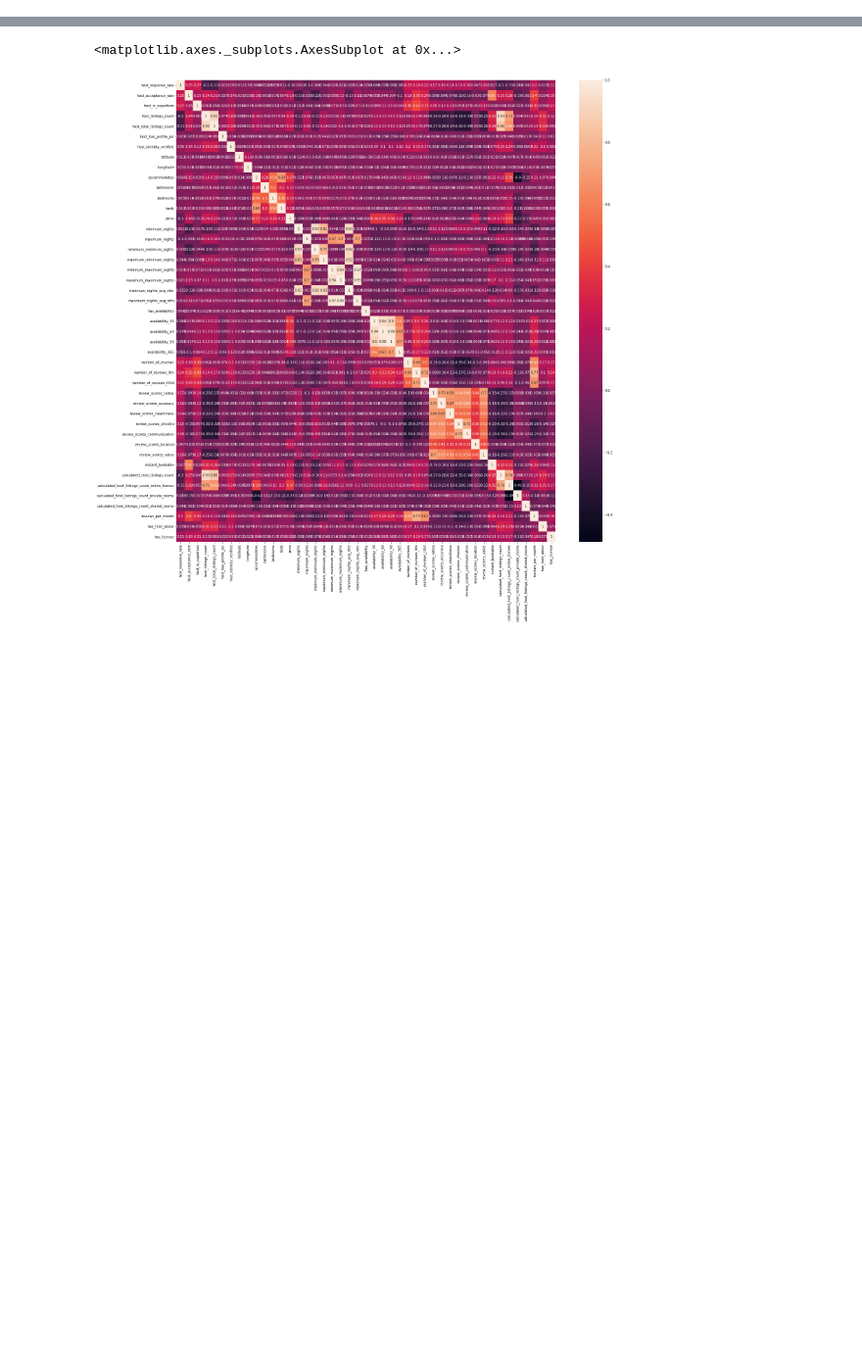
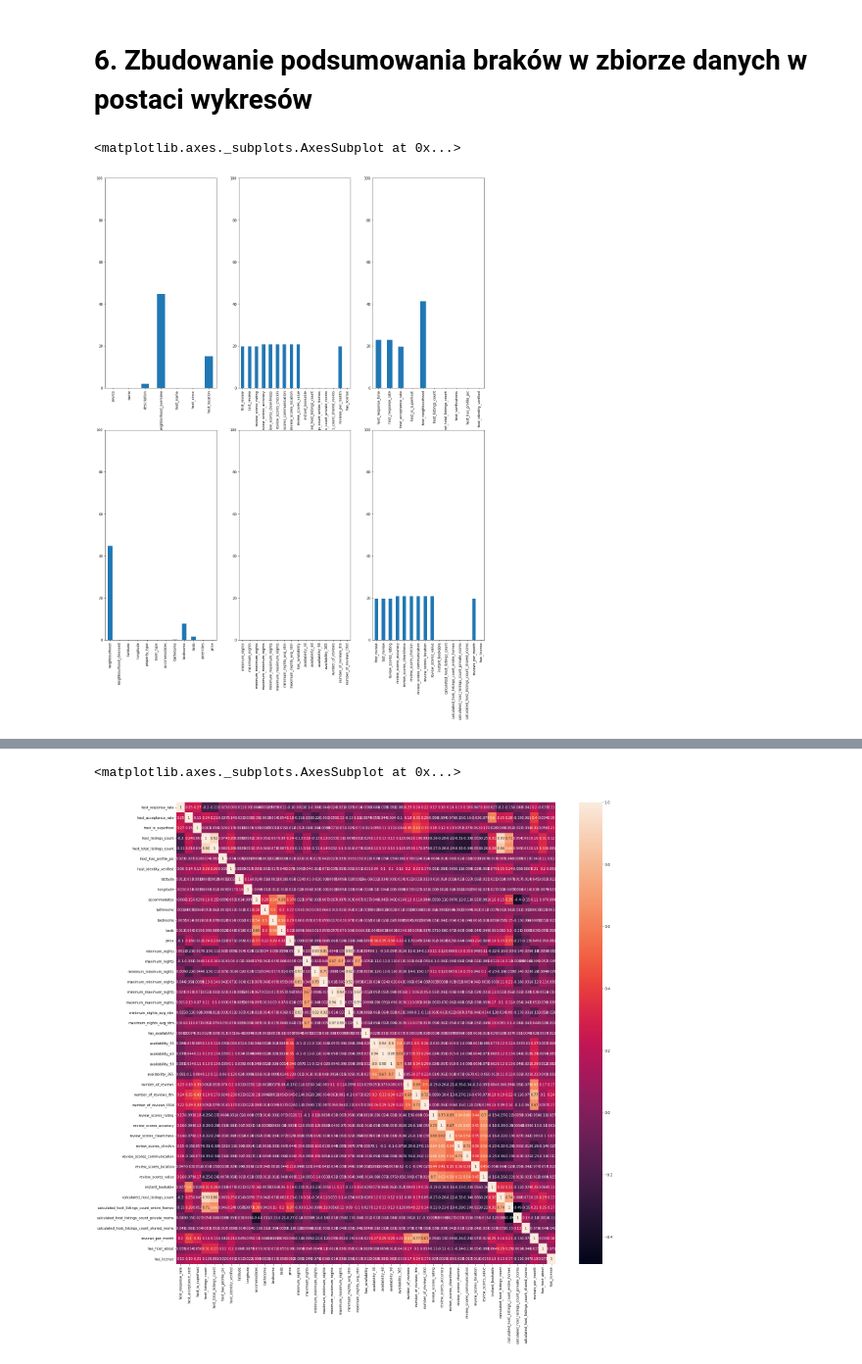
Before and after one commit to mjakubowski99/airbnb_dataset, a Jupyter notebook: AirBnB_Project.ipynb, the cells around one changed output, grey strips where cells are left out. Shown at 98% size. Drawn from its saved outputs; the diff is of its cells as text; code cells hidden in the pictures; blank space fills up the shorter version.

```diff
--- a/AirBnB_Project.ipynb
+++ b/AirBnB_Project.ipynb
@@ -1122,0 +119,8 @@ Analiza powiązań pokazuje, że najbardziej powiązane są kolumny z podobnymi
+# %%
+df = df.drop(columns=[
+    'id', 'calendar_updated', 'listing_url', 'scrape_id',
+    'last_scraped', 'picture_url', 'host_id', 'host_url',
+    'host_thumbnail_url', 'host_picture_url', 'calendar_last_scraped',
+    'license', 'host_about', 'neighbourhood_group_cleansed',
+    'bathrooms_text'
+])
@@ -1122,0 +178,17 @@ Analiza powiązań pokazuje, że najbardziej powiązane są kolumny z podobnymi
+# %% [markdown]
+# 6. Zbudowanie podsumowania braków w zbiorze danych w postaci wykresów
+# %%
+import matplotlib.pyplot as plt
+
+fig, axes = plt.subplots(nrows=2, ncols=3, figsize=(20,25))
+percent_missing = df.isnull().sum() * 100 / len(df)
+
+percent_missing['source':'host_location'].plot(kind='bar',ylim=(0,100), ax=axes[0,0])
+percent_missing['host_response_time':'host_identity_verified'].plot(kind='bar',ylim=(0,100), ax=axes[0,2])
+percent_missing['neighbourhood':'price'].plot(kind='bar',ylim=(0,100), ax=axes[1,0])
+percent_missing['minimum_nights':'number_of_reviews_l30d'].plot(kind='bar',ylim=(0,100), ax=axes[1,1])
+percent_missing['first_review':'has_license'].plot(kind='bar',ylim=(0,100), ax=axes[0,1])
+percent_missing['first_review':'has_license'].plot(kind='bar',ylim=(0,100), ax=axes[1,2])
+# %% [output]
+<matplotlib.axes._subplots.AxesSubplot at 0x...>
+[figure, added]
```
Also changed, not shown: parts of 154 cells of this notebook.
